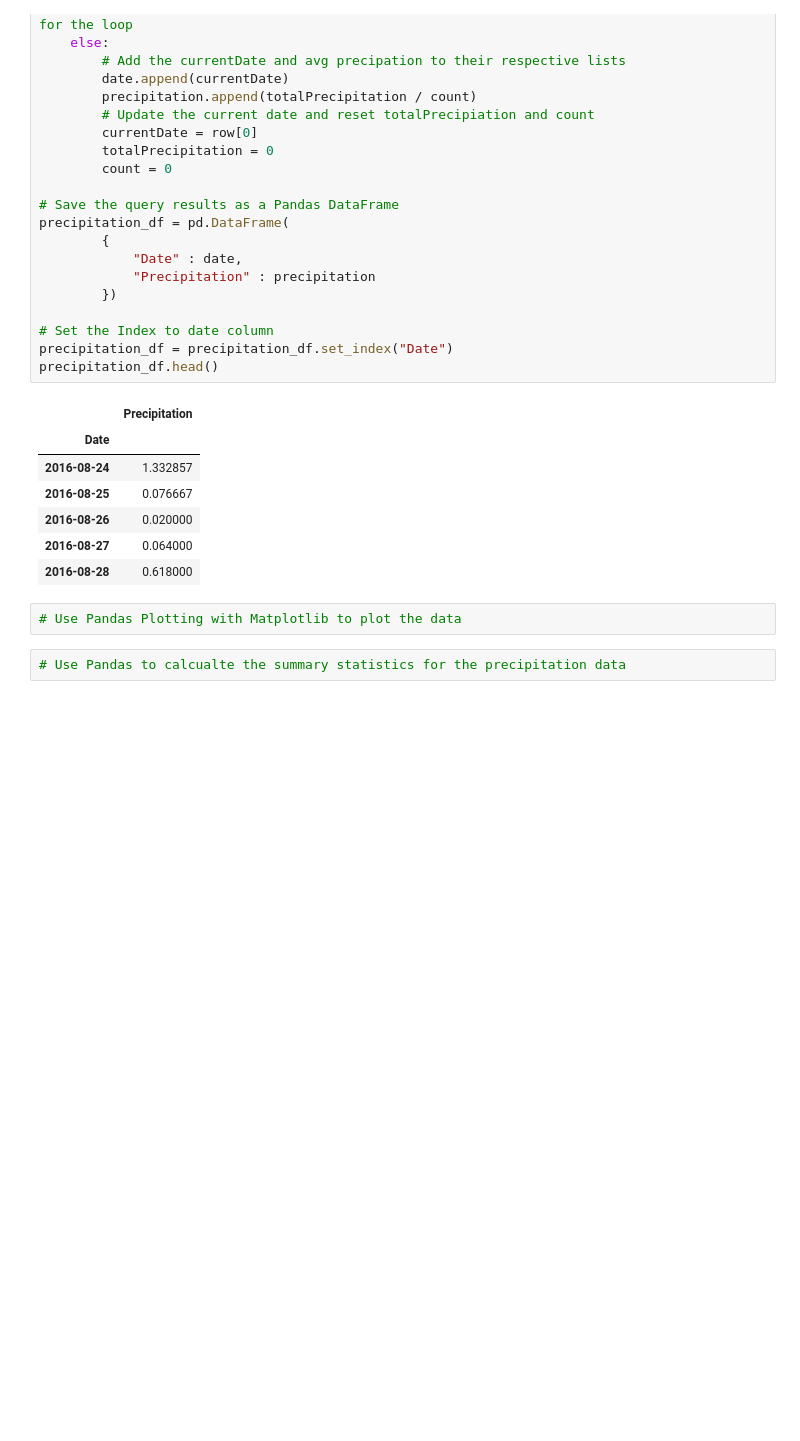
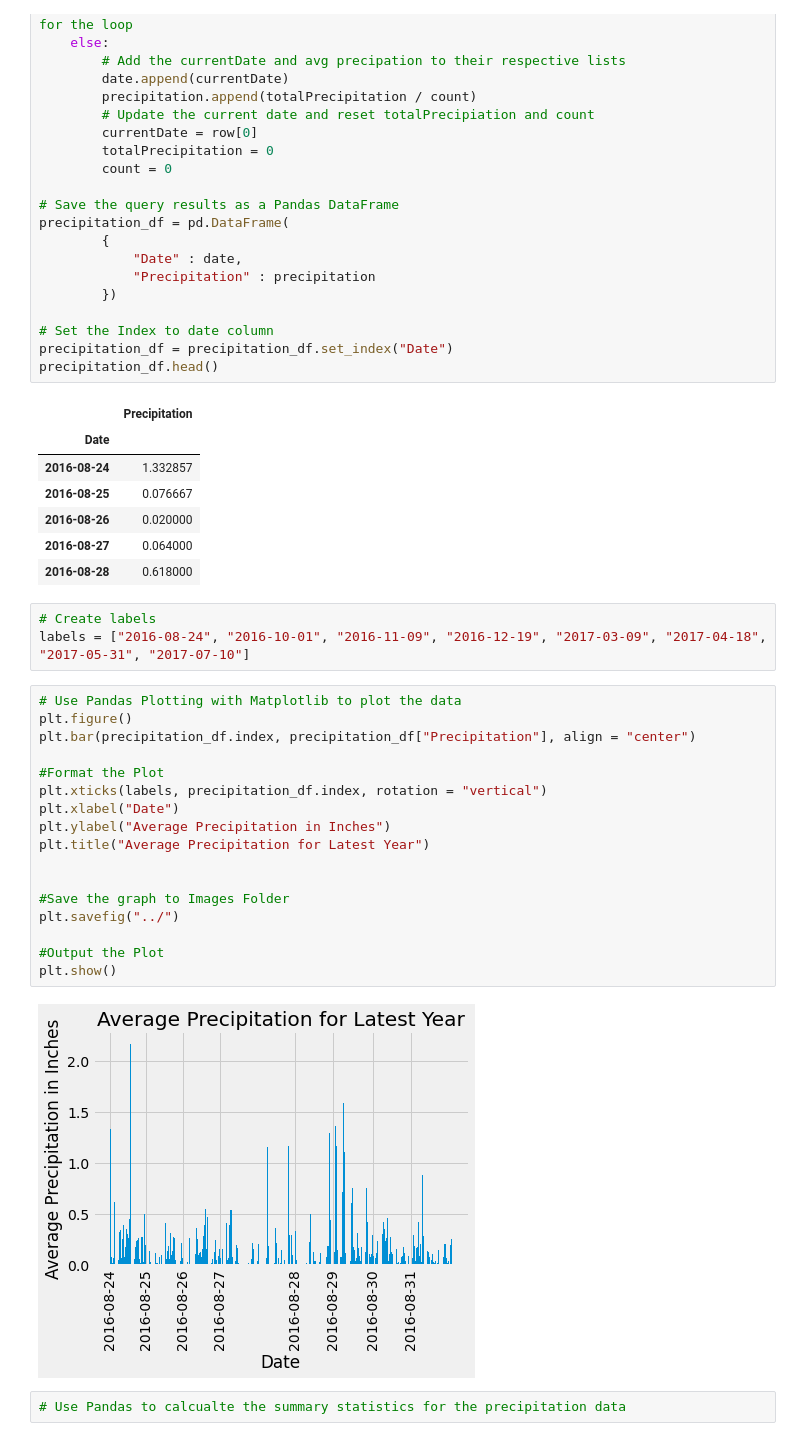
Before and after one commit to RyanAdamGonzalez1996/sqlalchemy-challenge, a Jupyter notebook: Code/climate_starter.ipynb, the cells around one changed output. Saved outputs shown, nothing was run; the diff lists cells and outputs as text; blank space fills up the shorter version.

Commit message:
Finished up graph, may go back and update the formatting. Also saved the Graph as a png in the 'Images' Folder.

```diff
--- a/Code/climate_starter.ipynb
+++ b/Code/climate_starter.ipynb
@@ -105,8 +105,28 @@ precipitation_df.head()
 | 2016-08-26 | 0.020000 |
 | 2016-08-27 | 0.064000 |
 | 2016-08-28 | 0.618000 |
-# %%
-# Use Pandas Plotting with Matplotlib to plot the data
+# %%
+# Create labels
+labels = ["2016-08-24", "2016-10-01", "2016-11-09", "2016-12-19", "2017-03-09", "2017-04-18", "2017-05-31", "2017-07-10"]
+# %%
+# Use Pandas Plotting with Matplotlib to plot the data
+plt.figure()
+plt.bar(precipitation_df.index, precipitation_df["Precipitation"], align = "center")
+
+#Format the Plot
+plt.xticks(labels, precipitation_df.index, rotation = "vertical")
+plt.xlabel("Date")
+plt.ylabel("Average Precipitation in Inches")
+plt.title("Average Precipitation for Latest Year")
+
+
+#Save the graph to Images Folder
+plt.savefig("../")
+
+#Output the Plot
+plt.show()
+# %% [output]
+[figure, added]
 # %%
 # Use Pandas to calcualte the summary statistics for the precipitation data
 # %%
```
Also changed, not shown: 1 other file.
